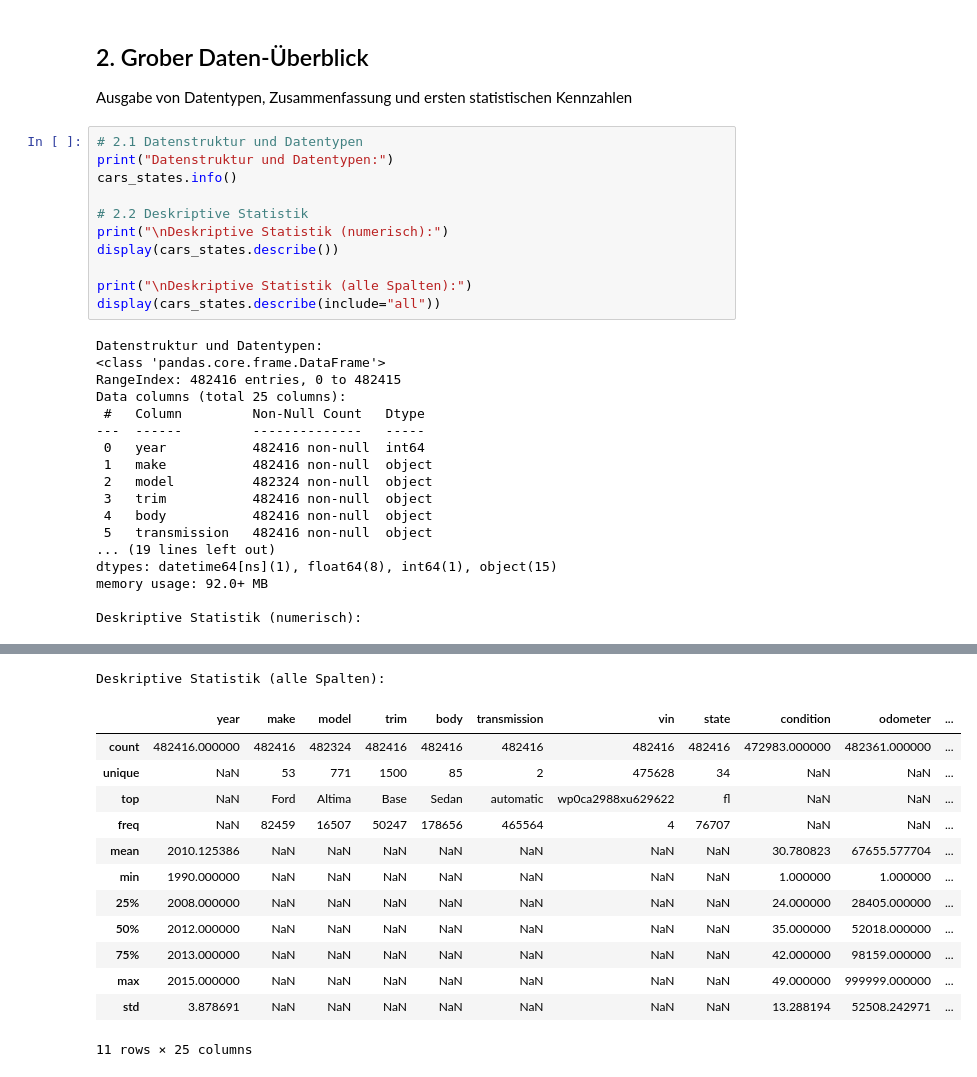
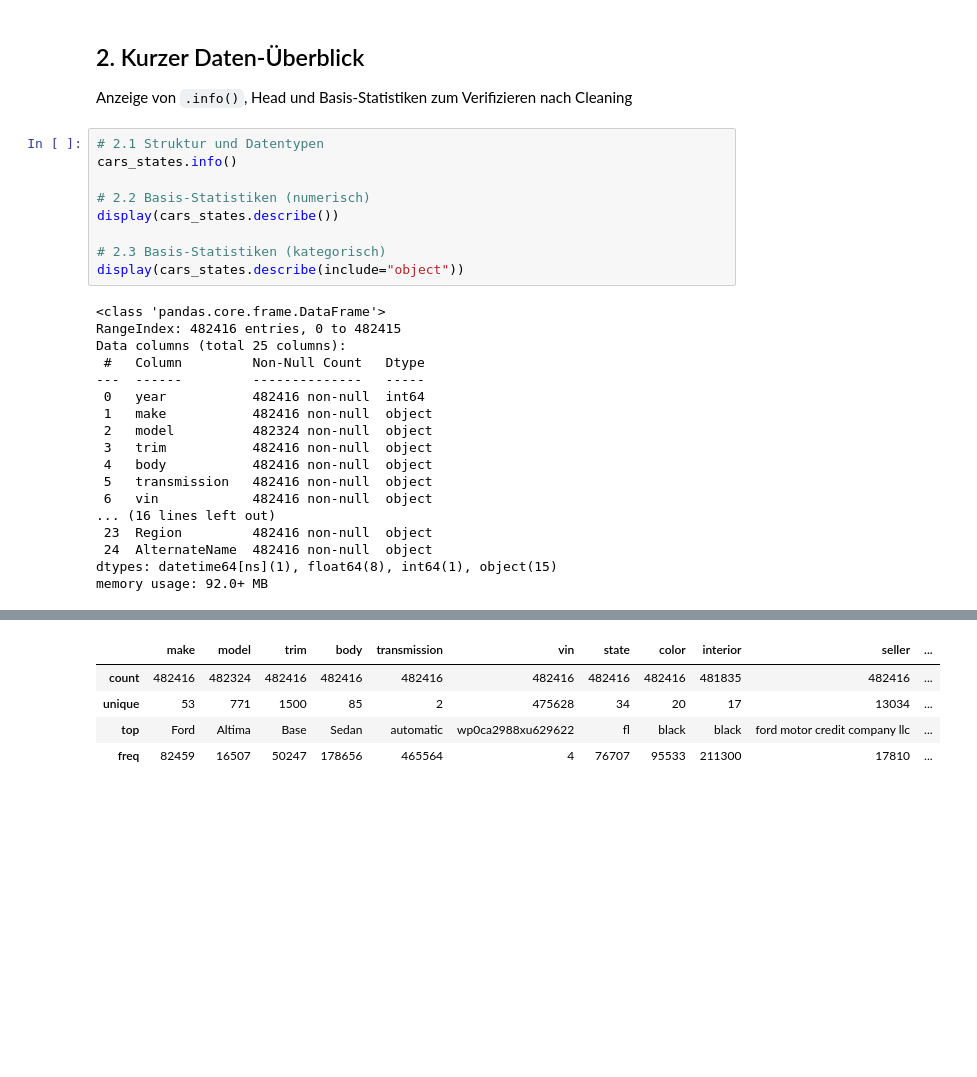
Before and after one commit to chiarasteffen/car_sales_prediction, a Jupyter notebook: notebooks/02_feature_engineering_and_eda.ipynb, the cells around one changed output, grey strips where cells are left out. Cells and saved outputs as stored; diff of their text form; blank space fills up the shorter version.

```diff
--- a/notebooks/02_feature_engineering_and_eda.ipynb
+++ b/notebooks/02_feature_engineering_and_eda.ipynb
@@ -33,58 +31,47 @@ Shape des DataFrames: (482416, 25)
 | 3 | 2015 | Volvo | S60 | T5 | Sedan | automatic | yv1612tb4f1310987 | ca | 41.0 | 14282.0 | ... |
 | 4 | 2014 | BMW | 6 Series Gran Coupe | 650i | Sedan | automatic | wba6b2c57ed129731 | ca | 43.0 | 2641.0 | ... |
 5 rows × 25 columns
-# %% [markdown]
-## 2. Grober Daten-Überblick
-Ausgabe von Datentypen, Zusammenfassung und ersten statistischen Kennzahlen
+# %% [markdown]
+## 2. Kurzer Daten-Überblick
+Anzeige von `.info()`, Head und Basis-Statistiken zum Verifizieren nach Cleaning
 # %%
-# 2.1 Datenstruktur und Datentypen
-print("Datenstruktur und Datentypen:")
+# 2.1 Struktur und Datentypen
 cars_states.info()
 
-# 2.2 Deskriptive Statistik
-print("\nDeskriptive Statistik (numerisch):")
+# 2.2 Basis-Statistiken (numerisch)
 display(cars_states.describe())
 
-print("\nDeskriptive Statistik (alle Spalten):")
-display(cars_states.describe(include="all"))
+# 2.3 Basis-Statistiken (kategorisch)
+display(cars_states.describe(include="object"))
 # %% [output]
-Datenstruktur und Datentypen:
 <class 'pandas.core.frame.DataFrame'>
 RangeIndex: 482416 entries, 0 to 482415
 Data columns (total 25 columns):
  #   Column         Non-Null Count   Dtype
 ---  ------         --------------   -----
  0   year           482416 non-null  int64
  1   make           482416 non-null  object
  2   model          482324 non-null  object
  3   trim           482416 non-null  object
  4   body           482416 non-null  object
  5   transmission   482416 non-null  object
-... (19 lines left out)
+ 6   vin            482416 non-null  object
+... (16 lines left out)
+ 23  Region         482416 non-null  object
+ 24  AlternateName  482416 non-null  object
 dtypes: datetime64[ns](1), float64(8), int64(1), object(15)
 memory usage: 92.0+ MB
-
-Deskriptive Statistik (numerisch):
 |  | year | condition | odometer | mmr | sellingprice | saledate | sale_year | sale_month | sale_day | ... |
 | count | 482416.000000 | 472983.000000 | 482361.000000 | 482416.000000 | 482416.000000 | 482416 | 482416.000000 | 482416.000000 | 482416.000000 | ... |
 | mean | 2010.125386 | 30.780823 | 67655.577704 | 13724.959941 | 13573.304318 | 2015-03-05 12:33:24.188377344 | 2014.904062 | 3.783784 | 14.580064 | ... |
 | min | 1990.000000 | 1.000000 | 1.000000 | 25.000000 | 1.000000 | 2014-01-01 01:15:00 | 2014.000000 | 1.000000 | 1.000000 | ... |
 | 25% | 2008.000000 | 24.000000 | 28405.000000 | 7200.000000 | 7000.000000 | 2015-01-20 18:00:00 | 2015.000000 | 1.000000 | 7.000000 | ... |
 | 50% | 2012.000000 | 35.000000 | 52018.000000 | 12200.000000 | 12100.000000 | 2015-02-12 17:25:00 | 2015.000000 | 2.000000 | 16.000000 | ... |
 | 75% | 2013.000000 | 42.000000 | 98159.000000 | 18200.000000 | 18000.000000 | 2015-05-20 21:00:00 | 2015.000000 | 6.000000 | 21.000000 | ... |
 | max | 2015.000000 | 49.000000 | 999999.000000 | 182000.000000 | 230000.000000 | 2015-07-20 19:30:00 | 2015.000000 | 12.000000 | 31.000000 | ... |
 | std | 3.878691 | 13.288194 | 52508.242971 | 9586.118237 | 9665.921685 | NaN | 0.294506 | 3.227793 | 8.607688 | ... |
-Deskriptive Statistik (alle Spalten):
-|  | year | make | model | trim | body | transmission | vin | state | condition | odometer | ... |
-| count | 482416.000000 | 482416 | 482324 | 482416 | 482416 | 482416 | 482416 | 482416 | 472983.000000 | 482361.000000 | ... |
-| unique | NaN | 53 | 771 | 1500 | 85 | 2 | 475628 | 34 | NaN | NaN | ... |
-| top | NaN | Ford | Altima | Base | Sedan | automatic | wp0ca2988xu629622 | fl | NaN | NaN | ... |
-| freq | NaN | 82459 | 16507 | 50247 | 178656 | 465564 | 4 | 76707 | NaN | NaN | ... |
-| mean | 2010.125386 | NaN | NaN | NaN | NaN | NaN | NaN | NaN | 30.780823 | 67655.577704 | ... |
-| min | 1990.000000 | NaN | NaN | NaN | NaN | NaN | NaN | NaN | 1.000000 | 1.000000 | ... |
-| 25% | 2008.000000 | NaN | NaN | NaN | NaN | NaN | NaN | NaN | 24.000000 | 28405.000000 | ... |
-| 50% | 2012.000000 | NaN | NaN | NaN | NaN | NaN | NaN | NaN | 35.000000 | 52018.000000 | ... |
-| 75% | 2013.000000 | NaN | NaN | NaN | NaN | NaN | NaN | NaN | 42.000000 | 98159.000000 | ... |
-| max | 2015.000000 | NaN | NaN | NaN | NaN | NaN | NaN | NaN | 49.000000 | 999999.000000 | ... |
-| std | 3.878691 | NaN | NaN | NaN | NaN | NaN | NaN | NaN | 13.288194 | 52508.242971 | ... |
+|  | make | model | trim | body | transmission | vin | state | color | interior | seller | ... |
+| count | 482416 | 482324 | 482416 | 482416 | 482416 | 482416 | 482416 | 482416 | 481835 | 482416 | ... |
+| unique | 53 | 771 | 1500 | 85 | 2 | 475628 | 34 | 20 | 17 | 13034 | ... |
+| top | Ford | Altima | Base | Sedan | automatic | wp0ca2988xu629622 | fl | black | black | ford motor credit company llc | ... |
+| freq | 82459 | 16507 | 50247 | 178656 | 465564 | 4 | 76707 | 95533 | 211300 | 17810 | ... |
-11 rows × 25 columns
```
Also changed, not shown: parts of 30 cells of this notebook, 2 other files.
